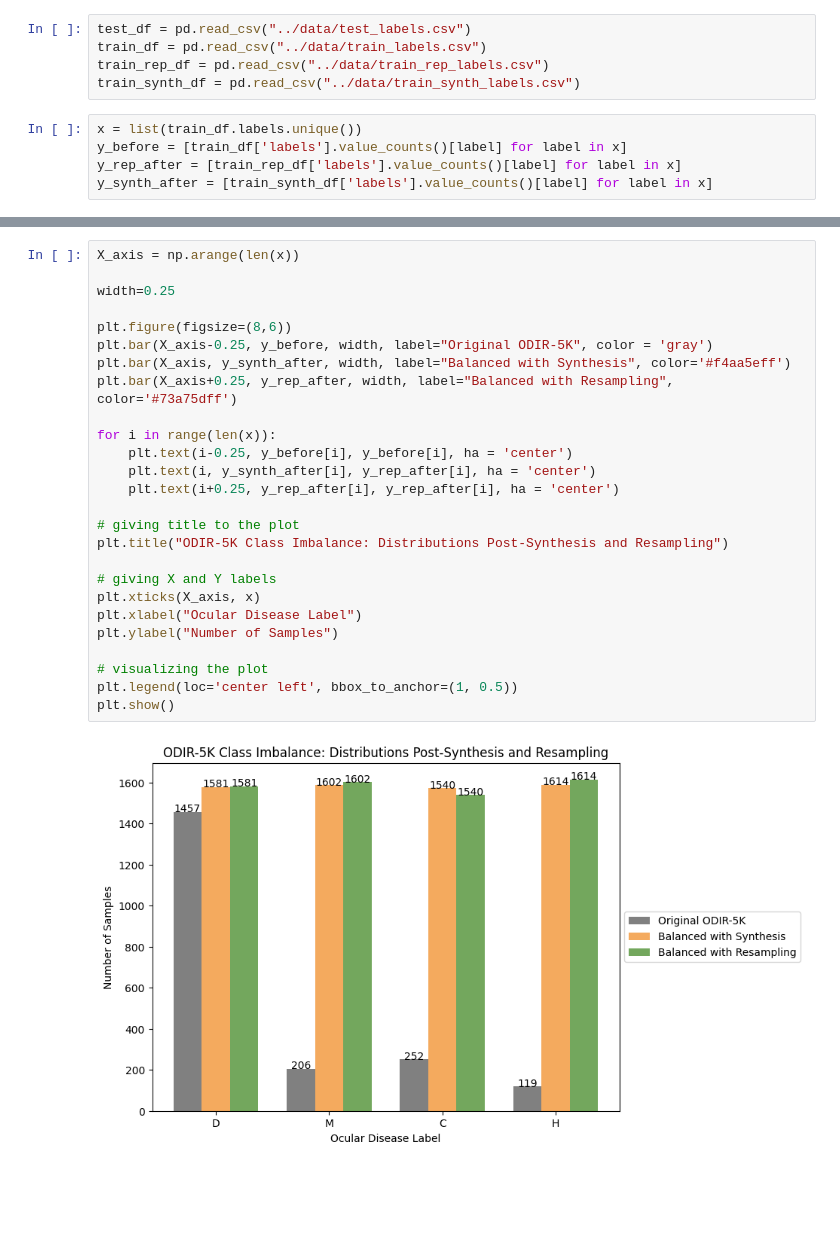
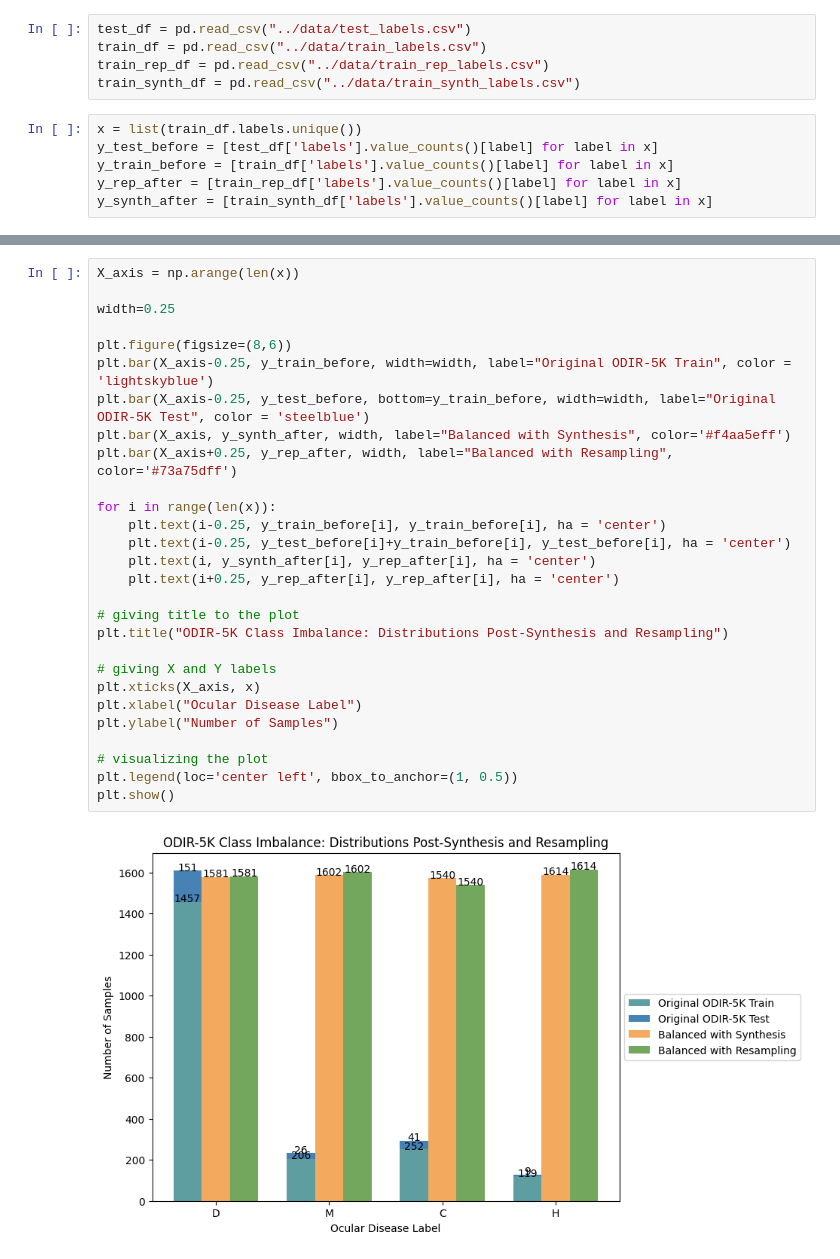
Before and after one commit to rachaeltc/class_imbalance_4440, a Jupyter notebook: code/4-visualize.ipynb, the cells around one changed output, grey strips where cells are left out. Cells and saved outputs as stored; diff of their text form; blank space fills up the shorter version.

```diff
--- a/code/4-visualize.ipynb
+++ b/code/4-visualize.ipynb
@@ -9,7 +9,8 @@ train_rep_df = pd.read_csv("../data/train_rep_labels.csv")
 train_synth_df = pd.read_csv("../data/train_synth_labels.csv")
 # %%
 x = list(train_df.labels.unique())
-y_before = [train_df['labels'].value_counts()[label] for label in x]
+y_test_before = [test_df['labels'].value_counts()[label] for label in x]
+y_train_before = [train_df['labels'].value_counts()[label] for label in x]
 y_rep_after = [train_rep_df['labels'].value_counts()[label] for label in x]
 y_synth_after = [train_synth_df['labels'].value_counts()[label] for label in x]
 # %%
@@ -23,28 +24,30 @@ H 119
 # %%
 X_axis = np.arange(len(x))
 
 width=0.25
 
 plt.figure(figsize=(8,6))
-plt.bar(X_axis-0.25, y_before, width, label="Original ODIR-5K", color = 'gray')
+plt.bar(X_axis-0.25, y_train_before, width=width, label="Original ODIR-5K Train", color = 'lightskyblue')
+plt.bar(X_axis-0.25, y_test_before, bottom=y_train_before, width=width, label="Original ODIR-5K Test", color = 'steelblue')
 plt.bar(X_axis, y_synth_after, width, label="Balanced with Synthesis", color='#f4aa5eff')
 plt.bar(X_axis+0.25, y_rep_after, width, label="Balanced with Resampling", color='#73a75dff')
 
 for i in range(len(x)):
-    plt.text(i-0.25, y_before[i], y_before[i], ha = 'center')
+    plt.text(i-0.25, y_train_before[i], y_train_before[i], ha = 'center')
+    plt.text(i-0.25, y_test_before[i]+y_train_before[i], y_test_before[i], ha = 'center')
     plt.text(i, y_synth_after[i], y_rep_after[i], ha = 'center')
     plt.text(i+0.25, y_rep_after[i], y_rep_after[i], ha = 'center')
 
 # giving title to the plot
 plt.title("ODIR-5K Class Imbalance: Distributions Post-Synthesis and Resampling")
 
 # giving X and Y labels
 plt.xticks(X_axis, x)
 plt.xlabel("Ocular Disease Label")
 plt.ylabel("Number of Samples")
 
 # visualizing the plot
 plt.legend(loc='center left', bbox_to_anchor=(1, 0.5))
 plt.show()
 # %% [output]
-[figure, old version]
+[figure, new version]
```
Also changed, not shown: parts of 1 cell of this notebook, 6 other files.
